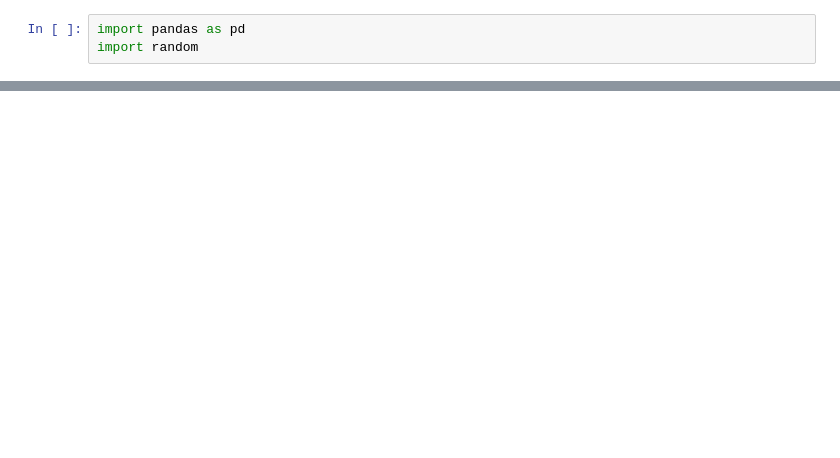
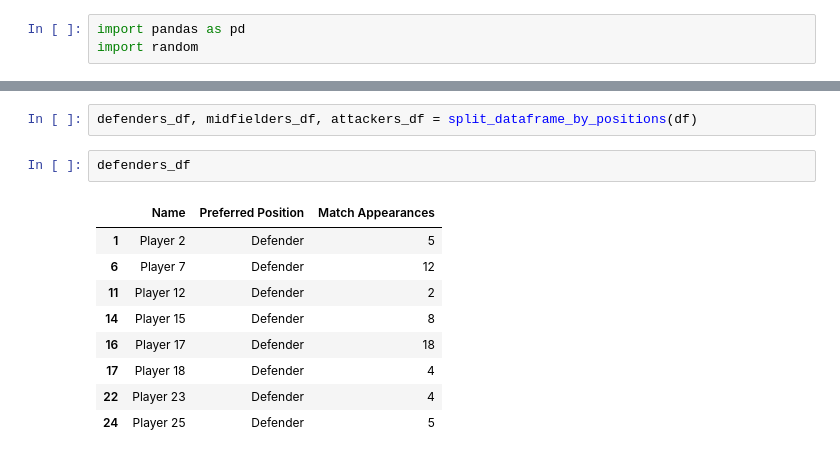
Before and after one commit to tasosnikitakis/Data_Science_Notebooks, a Jupyter notebook: fsa_fc.ipynb, the cells around one changed output, grey strips where cells are left out. Cells and saved outputs as stored; diff of their text form; blank space fills up the shorter version.

```diff
--- a/fsa_fc.ipynb
+++ b/fsa_fc.ipynb
@@ -43,0 +51,14 @@ df
+# %%
+defenders_df, midfielders_df, attackers_df = split_dataframe_by_positions(df)
+# %%
+defenders_df
+# %% [output]
+|  | Name | Preferred Position | Match Appearances |
+| 1 | Player 2 | Defender | 5 |
+| 6 | Player 7 | Defender | 12 |
+| 11 | Player 12 | Defender | 2 |
+| 14 | Player 15 | Defender | 8 |
+| 16 | Player 17 | Defender | 18 |
+| 17 | Player 18 | Defender | 4 |
+| 22 | Player 23 | Defender | 4 |
+| 24 | Player 25 | Defender | 5 |
```
Also changed, not shown: parts of 5 cells of this notebook.
